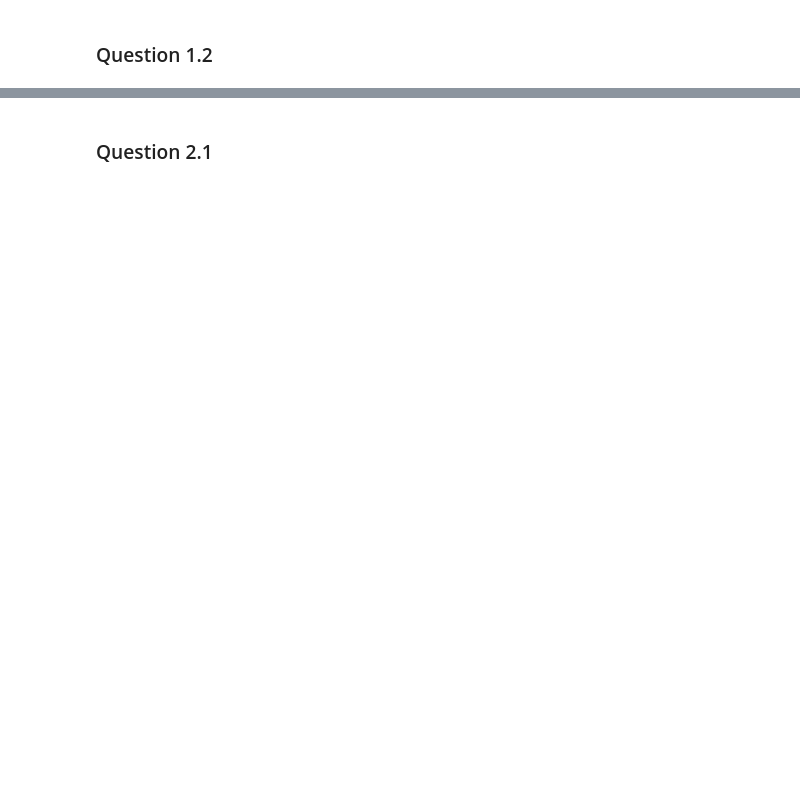
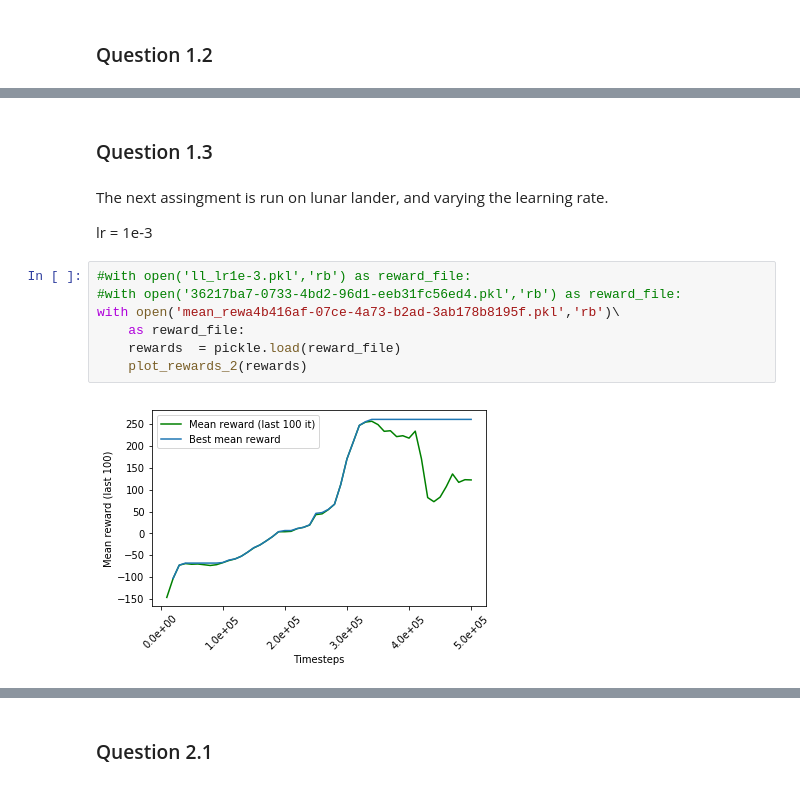
Before and after one commit to muthissar/homework, a Jupyter notebook: hw3/QLearning.ipynb, the cells around one changed output, grey strips where cells are left out. Saved outputs shown, nothing was run; the diff lists cells and outputs as text; blank space fills up the shorter version.

```diff
--- a/hw3/QLearning.ipynb
+++ b/hw3/QLearning.ipynb
@@ -60,0 +77,15 @@ with tf.Session(config=tf_config) as sess:
+# %% [markdown]
+### Question 1.3
+# %% [markdown]
+The next assingment is run on lunar lander, and varying the learning rate.
+
+lr = 1e-3
+# %%
+#with open('ll_lr1e-3.pkl','rb') as reward_file:
+#with open('36217ba7-0733-4bd2-96d1-eeb31fc56ed4.pkl','rb') as reward_file:
+with open('mean_rewa4b416af-07ce-4a73-b2ad-3ab178b8195f.pkl','rb')\
+    as reward_file:
+    rewards  = pickle.load(reward_file)
+    plot_rewards_2(rewards)
+# %% [output]
+[figure, added]
```
Also changed, not shown: parts of 21 cells of this notebook, 3 other files.
